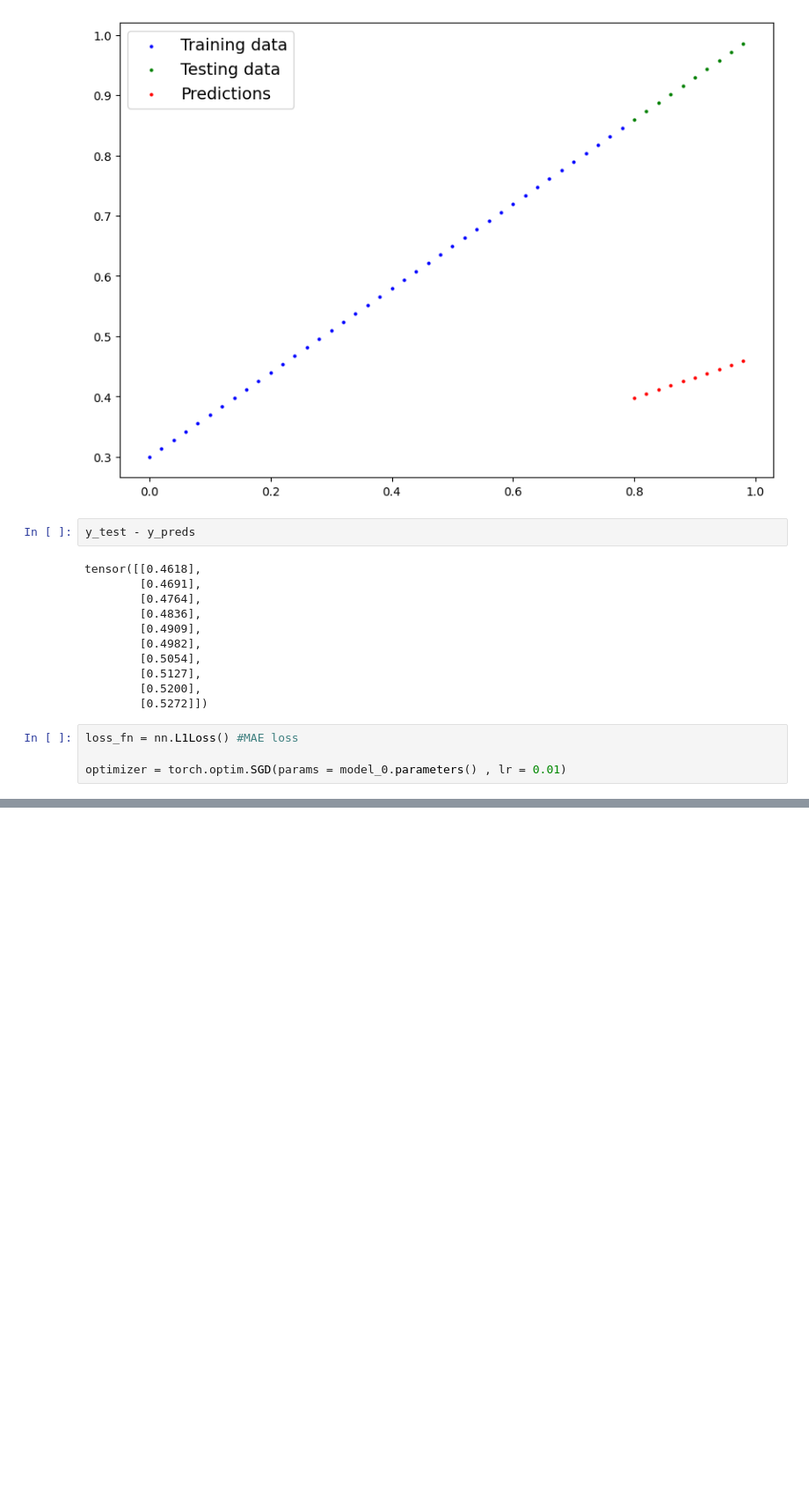
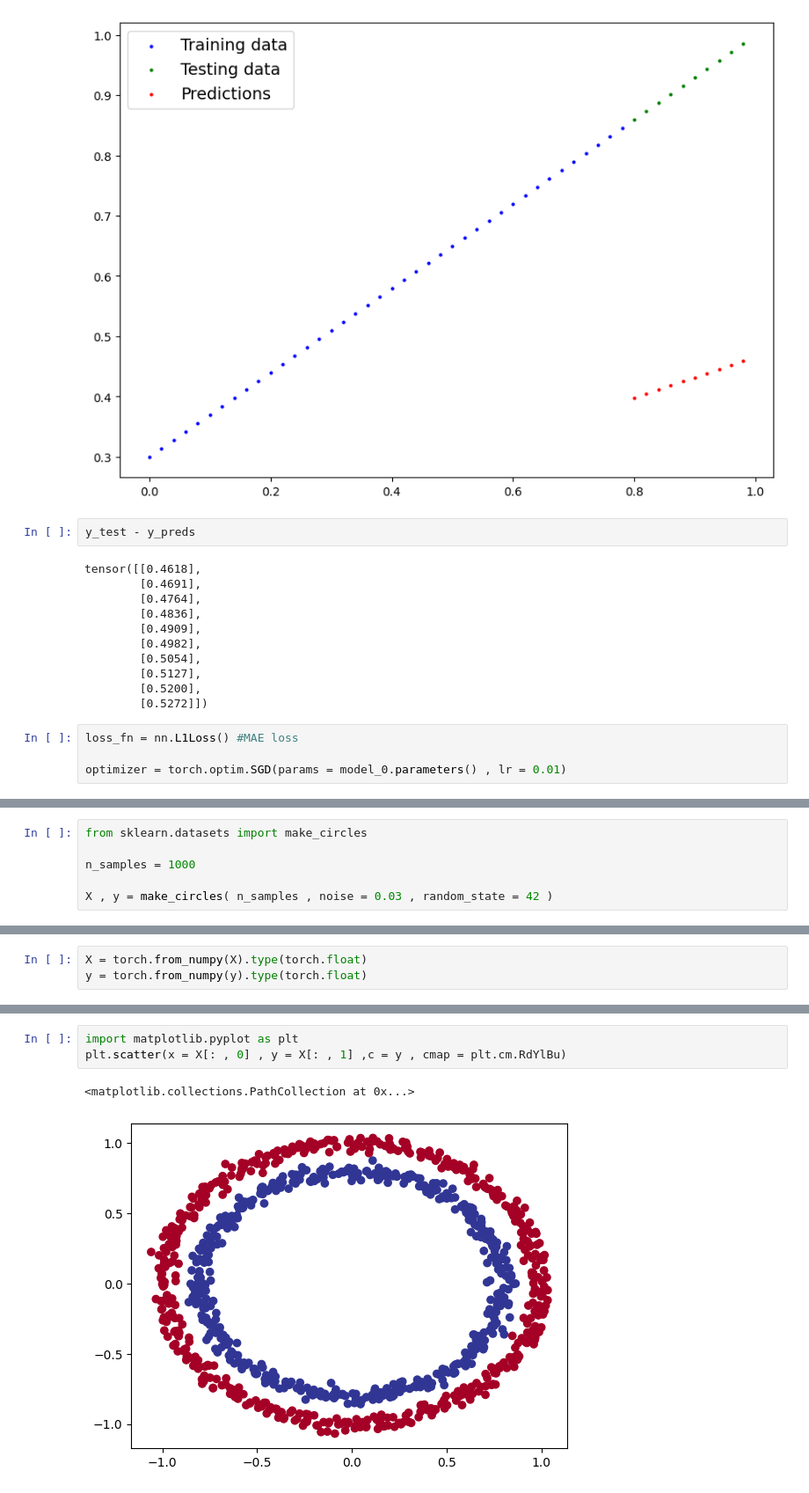
Before and after one commit to dhruvkachhela/Neural-Network, a Jupyter notebook: Daniel_Bourke’s_pytorch.ipynb, the cells around one changed output, grey strips where cells are left out. Shown at 88% size. Drawn from its saved outputs; the diff is of its cells as text; blank space fills up the shorter version.

```diff
--- a/Daniel_Bourke’s_pytorch.ipynb
+++ b/Daniel_Bourke’s_pytorch.ipynb
@@ -343,0 +207,6 @@ tensor([[True],
+# %%
+from sklearn.datasets import make_circles
+
+n_samples = 1000
+
+X , y = make_circles( n_samples , noise = 0.03 , random_state = 42 )
@@ -343,0 +233,3 @@ tensor([[True],
+# %%
+X = torch.from_numpy(X).type(torch.float)
+y = torch.from_numpy(y).type(torch.float)
@@ -343,0 +279,6 @@ tensor([[True],
+# %%
+import matplotlib.pyplot as plt
+plt.scatter(x = X[: , 0] , y = X[: , 1] ,c = y , cmap = plt.cm.RdYlBu)
+# %% [output]
+<matplotlib.collections.PathCollection at 0x...>
+[figure, added]
```
Also changed, not shown: parts of 34 cells of this notebook.
